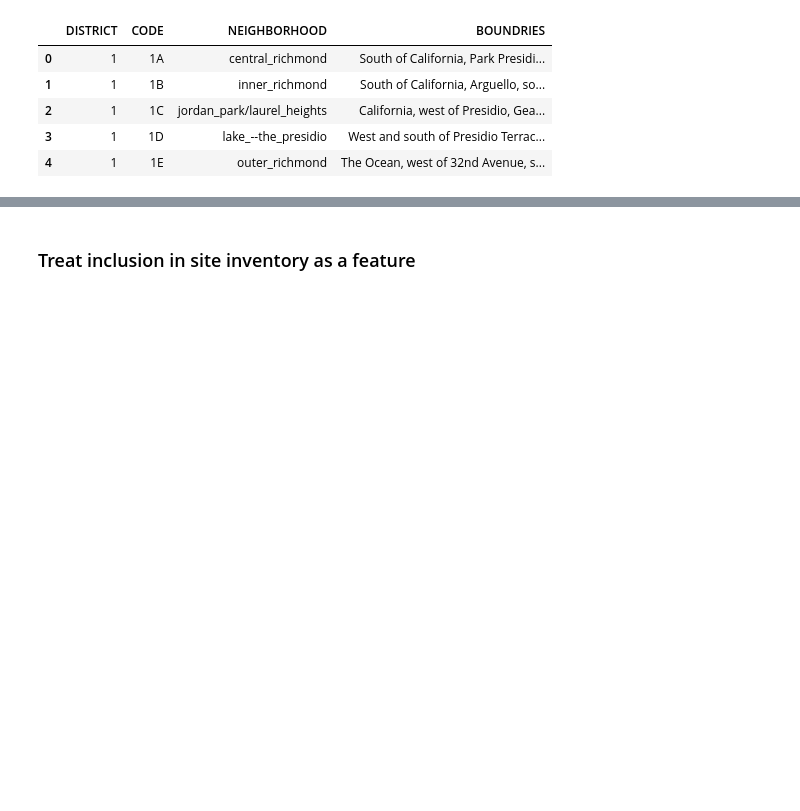
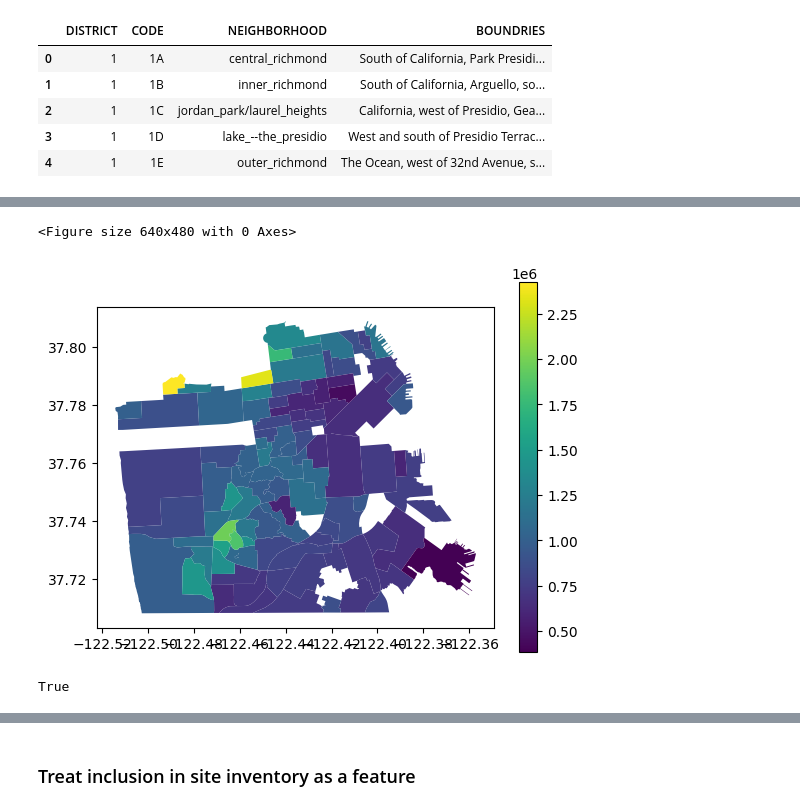
Before and after one commit to sdamerdji/dissertation, a Jupyter notebook: pdev/clean3.ipynb, the cells around one changed output, grey strips where cells are left out. Drawn from its saved outputs; the diff is of its cells as text; code cells hidden in the pictures; blank space fills up the shorter version.

```diff
--- a/pdev/clean3.ipynb
+++ b/pdev/clean3.ipynb
@@ -212,0 +387,9 @@ full_df5 = full_df5.drop('RP1NBRCDE', axis=1)
+# %%
+neighborhoods_rent = pd.merge(neighborhoods, rent, left_on='name', right_on='RegionName', how='right')
+# %%
+plt.clf()
+neighborhoods_rent.plot(column='2007-01-31', legend=True)
+plt.show()
+# %% [output]
+<Figure size 640x480 with 0 Axes>
+[figure, added]
@@ -212,0 +412,4 @@ full_df5 = full_df5.drop('RP1NBRCDE', axis=1)
+# %%
+full_df4_rent.shape[0] == full_df4.shape[0]
+# %% [output]
+True
```
Also changed, not shown: parts of 69 cells of this notebook, 4 other files.
